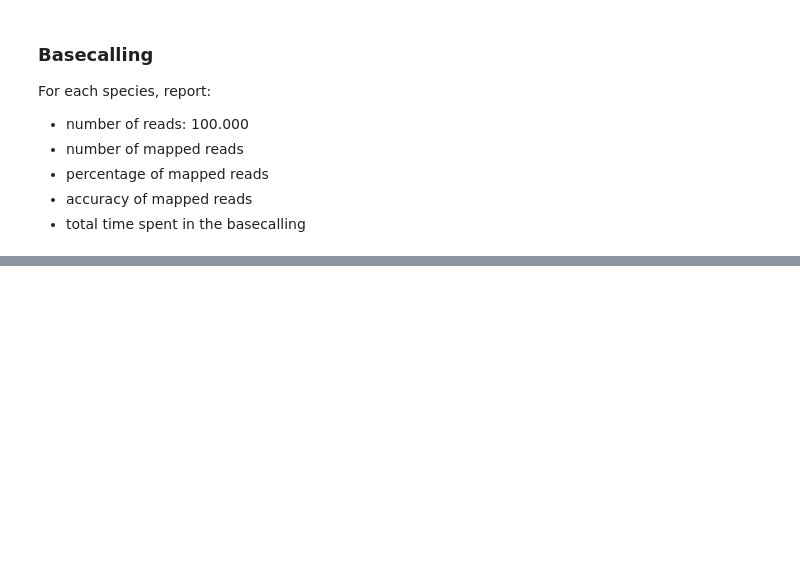
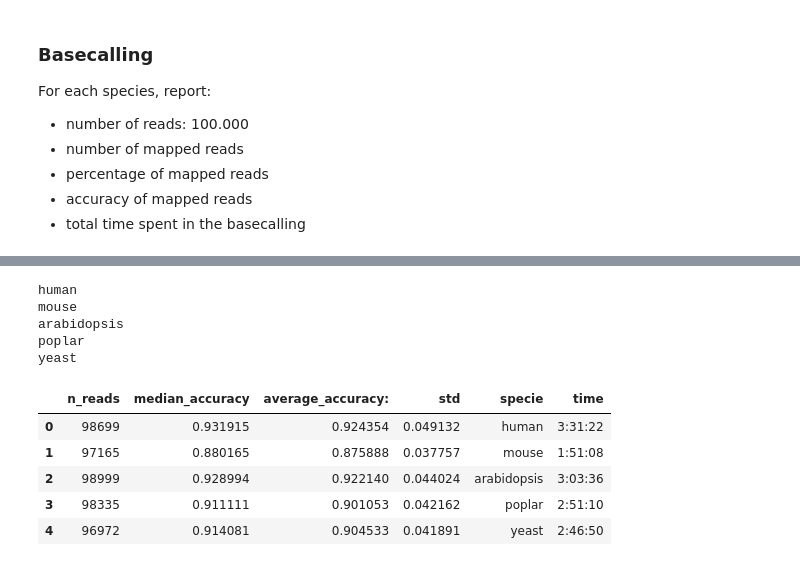
Before and after one commit to jorgeavilacartes/basecalling, a Jupyter notebook: notebooks/plots.ipynb, the cells around one changed output, grey strips where cells are left out. Saved outputs shown, nothing was run; the diff lists cells and outputs as text; code cells hidden in the pictures; blank space fills up the shorter version.

```diff
--- a/notebooks/plots.ipynb
+++ b/notebooks/plots.ipynb
@@ -55,0 +106,15 @@ For each species, report:
+# %%
+PATH_RODAN_ORIG = Path("../output-rodan-orig/basecalling/test")
+load_metrics(PATH_RODAN_ORIG)
+# %% [output]
+human
+mouse
+arabidopsis
+poplar
+yeast
+|  | n_reads | median_accuracy | average_accuracy: | std | specie | time |
+| 0 | 98699 | 0.931915 | 0.924354 | 0.049132 | human | 3:31:22 |
+| 1 | 97165 | 0.880165 | 0.875888 | 0.037757 | mouse | 1:51:08 |
+| 2 | 98999 | 0.928994 | 0.922140 | 0.044024 | arabidopsis | 3:03:36 |
+| 3 | 98335 | 0.911111 | 0.901053 | 0.042162 | poplar | 2:51:10 |
+| 4 | 96972 | 0.914081 | 0.904533 | 0.041891 | yeast | 2:46:50 |
```
Also changed, not shown: parts of 6 cells of this notebook, 5 other files.
